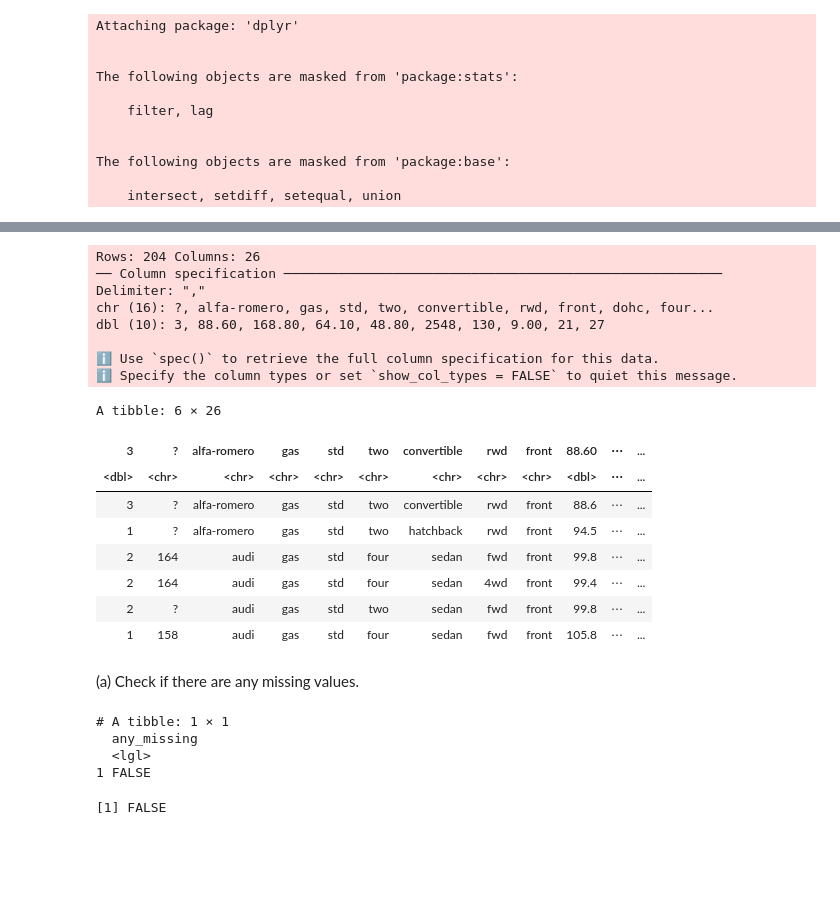
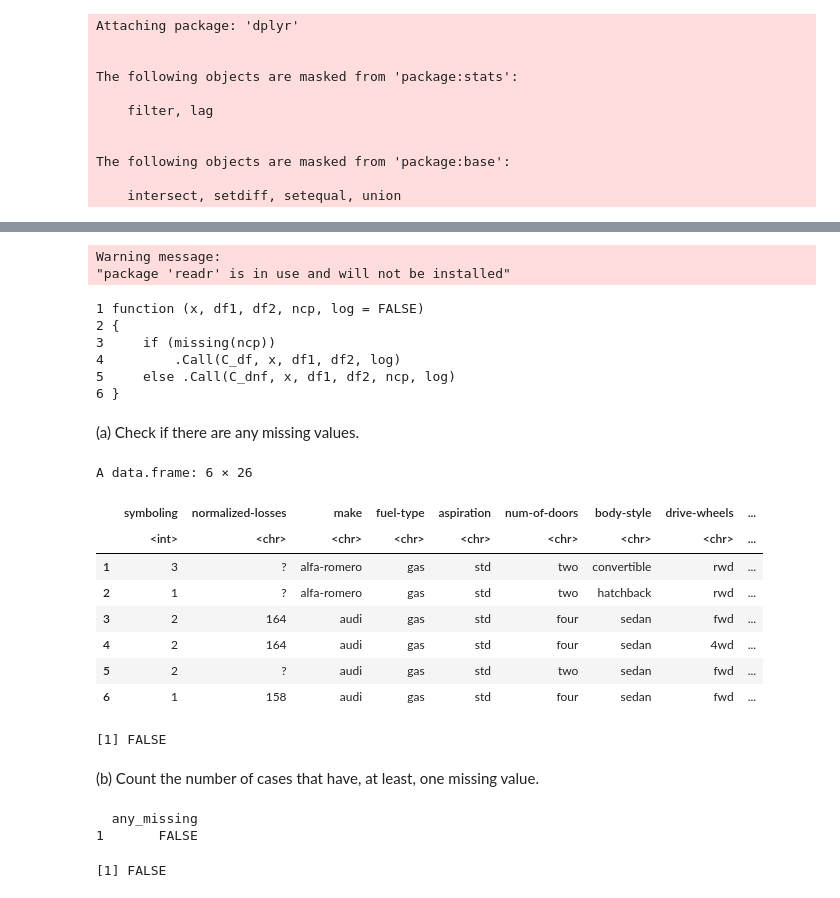
Before and after one commit to IGRA27/Data-Mining-and-Machine-Learning-, a Jupyter notebook: Deberes/2 Hands On Data Quality and Pre-Processing/notebook/2DataQualityandPre-ProcessinginR.ipynb, the cells around one changed output, grey strips where cells are left out. Cells and saved outputs as stored; diff of their text form; code cells hidden in the pictures; blank space fills up the shorter version.

Commit message:
DEBER HANDS ON2

```diff
--- a/Deberes/2 Hands On Data Quality and Pre-Processing/notebook/2DataQualityandPre-ProcessinginR.ipynb
+++ b/Deberes/2 Hands On Data Quality and Pre-Processing/notebook/2DataQualityandPre-ProcessinginR.ipynb
@@ -67,29 +89,49 @@ The following objects are masked from 'package:base':
 # %%
-#install.packages("readr") cargamos las librerias aunque ya exista
-#library(readr)
+install.packages("readr") #en caso de necesitar instalar
+library(readr)
 # Cargar el archivo imports-85.data
-data <- read_delim("/Users/pc/Desktop/Universidad/6 semestre/Machine Learning & Data Mining/Deberes/2 Hands On Data Quality and Pre-Processing/data/imports-85.data")
+data <- read.csv("/Users/pc/Desktop/Universidad/6 semestre/Machine Learning & Data Mining/Deberes/2 Hands On Data Quality and Pre-Processing/data/imports-85.data")
 # %% [output]
-Rows: 204 Columns: 26
-── Column specification ────────────────────────────────────────────────────────
-Delimiter: ","
-chr (16): ?, alfa-romero, gas, std, two, convertible, rwd, front, dohc, four...
-dbl (10): 3, 88.60, 168.80, 64.10, 48.80, 2548, 130, 9.00, 21, 27
-
-ℹ Use `spec()` to retrieve the full column specification for this data.
-ℹ Specify the column types or set `show_col_types = FALSE` to quiet this message.
+Warning message:
+"package 'readr' is in use and will not be installed"
-# %%
-# Visualizar las primeras filas del conjunto de datos
-head(data)
-# %% [output]
-A tibble: 6 × 26
-| 3 | ? | alfa-romero | gas | std | two | convertible | rwd | front | 88.60 | ⋯ | ... |
-| <dbl> | <chr> | <chr> | <chr> | <chr> | <chr> | <chr> | <chr> | <chr> | <dbl> | ⋯ | ... |
-| 3 | ? | alfa-romero | gas | std | two | convertible | rwd | front | 88.6 | ⋯ | ... |
-| 1 | ? | alfa-romero | gas | std | two | hatchback | rwd | front | 94.5 | ⋯ | ... |
-| 2 | 164 | audi | gas | std | four | sedan | fwd | front | 99.8 | ⋯ | ... |
-| 2 | 164 | audi | gas | std | four | sedan | 4wd | front | 99.4 | ⋯ | ... |
-| 2 | ? | audi | gas | std | two | sedan | fwd | front | 99.8 | ⋯ | ... |
-| 1 | 158 | audi | gas | std | four | sedan | fwd | front | 105.8 | ⋯ | ... |
+# %%
+head(df) #imprimimos los valores columnas para cambiar nombres
+# %% [output]
+1 function (x, df1, df2, ncp, log = FALSE)
+2 {
+3     if (missing(ncp))
+4         .Call(C_df, x, df1, df2, log)
+5     else .Call(C_dnf, x, df1, df2, ncp, log)
+6 }
 # %% [markdown]
 (a) Check if there are any missing values.
+# %%
+# Vector de nombres de las columnas
+names <- c("symboling", "normalized-losses", "make",
+             "fuel-type", "aspiration", "num-of-doors",
+             "body-style", "drive-wheels", "engine-location",
+            "wheel-base", "length", "width", "height", "curb-weight",
+            "engine-type", "num-of-cylinders", "engine-size", "fuel-system",
+            "bore", "stroke", "compression-ratio", "horsepower",
+            "peak-rpm", "city-mpg", "highway-mpg", "price")  # Agrega los nombres deseados para cada columna
+
+# Asignar los nombres a las columnas del dataframe
+colnames(data) <- names
+
+head(data)
+# %% [output]
+A data.frame: 6 × 26
+|  | symboling | normalized-losses | make | fuel-type | aspiration | num-of-doors | body-style | drive-wheels | ... |
+|  | <int> | <chr> | <chr> | <chr> | <chr> | <chr> | <chr> | <chr> | ... |
+| 1 | 3 | ? | alfa-romero | gas | std | two | convertible | rwd | ... |
+| 2 | 1 | ? | alfa-romero | gas | std | two | hatchback | rwd | ... |
+| 3 | 2 | 164 | audi | gas | std | four | sedan | fwd | ... |
+| 4 | 2 | 164 | audi | gas | std | four | sedan | 4wd | ... |
+| 5 | 2 | ? | audi | gas | std | two | sedan | fwd | ... |
+| 6 | 1 | 158 | audi | gas | std | four | sedan | fwd | ... |
+# %%
+anyNA(data)
+# %% [output]
+[1] FALSE
+# %% [markdown]
+(b) Count the number of cases that have, at least, one missing value.
@@ -101,10 +145,8 @@ missing_values <- data %>%
 # Print the result
 print(missing_values)
 # %% [output]
-# A tibble: 1 × 1
   any_missing
-  <lgl>
-1 FALSE
+1       FALSE
 # %%
 missing_values <- any_na(data) #usamos el tip, y cargamos de ahi para imprimir
 print(missing_values)
```
Also changed, not shown: parts of 35 cells of this notebook, 1 other file.
